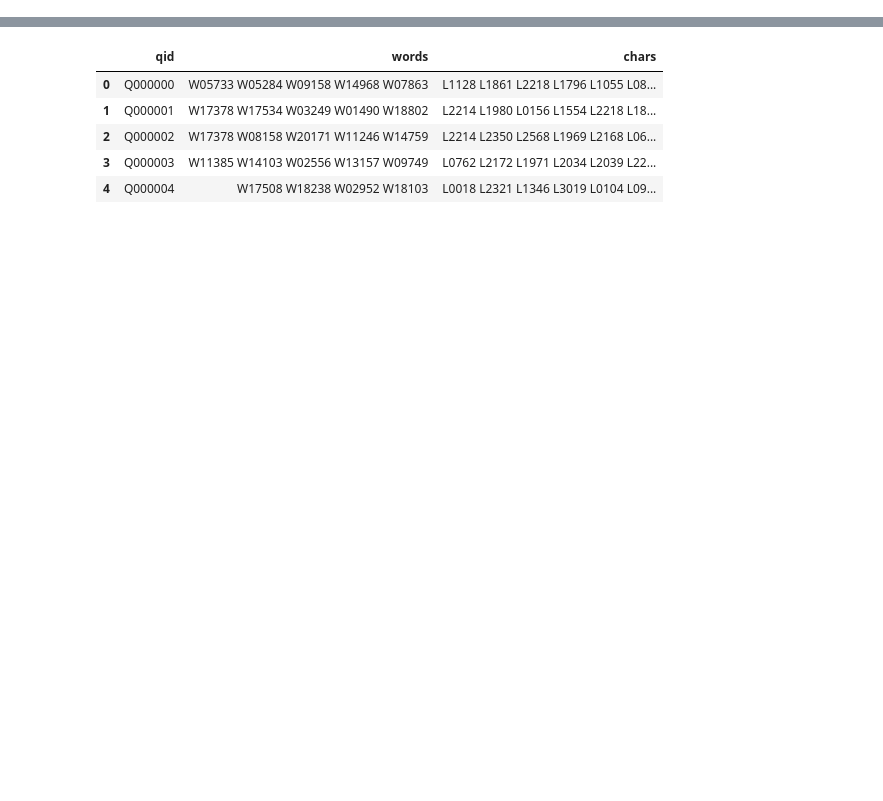
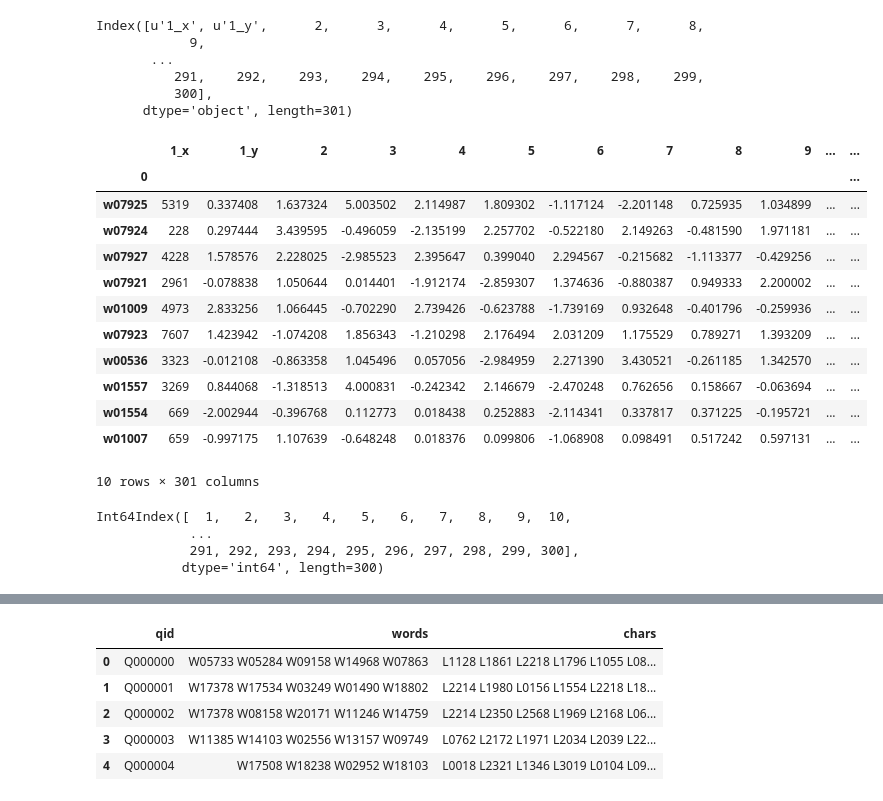
Before and after one commit to Fengjun-Wang/mirror_question_pair, a Jupyter notebook: scripts/Glove.ipynb, the cells around one changed output, grey strips where cells are left out. Saved outputs shown, nothing was run; the diff lists cells and outputs as text; code cells hidden in the pictures; blank space fills up the shorter version.

Commit message:
matchzoo format

```diff
--- a/scripts/Glove.ipynb
+++ b/scripts/Glove.ipynb
@@ -10,0 +13,8 @@ from sklearn.metrics import pairwise
+# %%
+word_emb_path = '../input/word_embed.txt'
+mode='train'
+words_or_chars='words'
+basedir = '../input/matchzoo/{0}_{1}'.format(mode, words_or_chars)
+dict_path = os.path.join(basedir, 'word_dict.txt')
+print dict_path
+dict_file = pd.read_csv(dict_path, delim_whitespace=True, index_col=0, header=None)
@@ -10,0 +37,25 @@ from sklearn.metrics import pairwise
+# %%
+output_df = pd.merge(dict_file, emb_file, left_index=True, right_index=True)
+# %%
+print output_df.columns
+output_df.head(10)
+# %% [output]
+Index([u'1_x', u'1_y',      2,      3,      4,      5,      6,      7,      8,
+            9,
+       ...
+          291,    292,    293,    294,    295,    296,    297,    298,    299,
+          300],
+      dtype='object', length=301)
+|  | 1_x | 1_y | 2 | 3 | 4 | 5 | 6 | 7 | 8 | 9 | ... | ... |
+| 0 |  |  |  |  |  |  |  |  |  |  |  | ... |
+| w07925 | 5319 | 0.337408 | 1.637324 | 5.003502 | 2.114987 | 1.809302 | -1.117124 | -2.201148 | 0.725935 | 1.034899 | ... | ... |
+| w07924 | 228 | 0.297444 | 3.439595 | -0.496059 | -2.135199 | 2.257702 | -0.522180 | 2.149263 | -0.481590 | 1.971181 | ... | ... |
+| w07927 | 4228 | 1.578576 | 2.228025 | -2.985523 | 2.395647 | 0.399040 | 2.294567 | -0.215682 | -1.113377 | -0.429256 | ... | ... |
+| w07921 | 2961 | -0.078838 | 1.050644 | 0.014401 | -1.912174 | -2.859307 | 1.374636 | -0.880387 | 0.949333 | 2.200002 | ... | ... |
+| w01009 | 4973 | 2.833256 | 1.066445 | -0.702290 | 2.739426 | -0.623788 | -1.739169 | 0.932648 | -0.401796 | -0.259936 | ... | ... |
+| w07923 | 7607 | 1.423942 | -1.074208 | 1.856343 | -1.210298 | 2.176494 | 2.031209 | 1.175529 | 0.789271 | 1.393209 | ... | ... |
+| w00536 | 3323 | -0.012108 | -0.863358 | 1.045496 | 0.057056 | -2.984959 | 2.271390 | 3.430521 | -0.261185 | 1.342570 | ... | ... |
+| w01557 | 3269 | 0.844068 | -1.318513 | 4.000831 | -0.242342 | 2.146679 | -2.470248 | 0.762656 | 0.158667 | -0.063694 | ... | ... |
+| w01554 | 669 | -2.002944 | -0.396768 | 0.112773 | 0.018438 | 0.252883 | -2.114341 | 0.337817 | 0.371225 | -0.195721 | ... | ... |
+| w01007 | 659 | -0.997175 | 1.107639 | -0.648248 | 0.018376 | 0.099806 | -1.068908 | 0.098491 | 0.517242 | 0.597131 | ... | ... |
+10 rows × 301 columns
@@ -10,0 +66,7 @@ from sklearn.metrics import pairwise
+# %%
+emb_file.columns
+# %% [output]
+Int64Index([  1,   2,   3,   4,   5,   6,   7,   8,   9,  10,
+            ...
+            291, 292, 293, 294, 295, 296, 297, 298, 299, 300],
+           dtype='int64', length=300)
```
Also changed, not shown: parts of 8 cells of this notebook, 10 other files.
